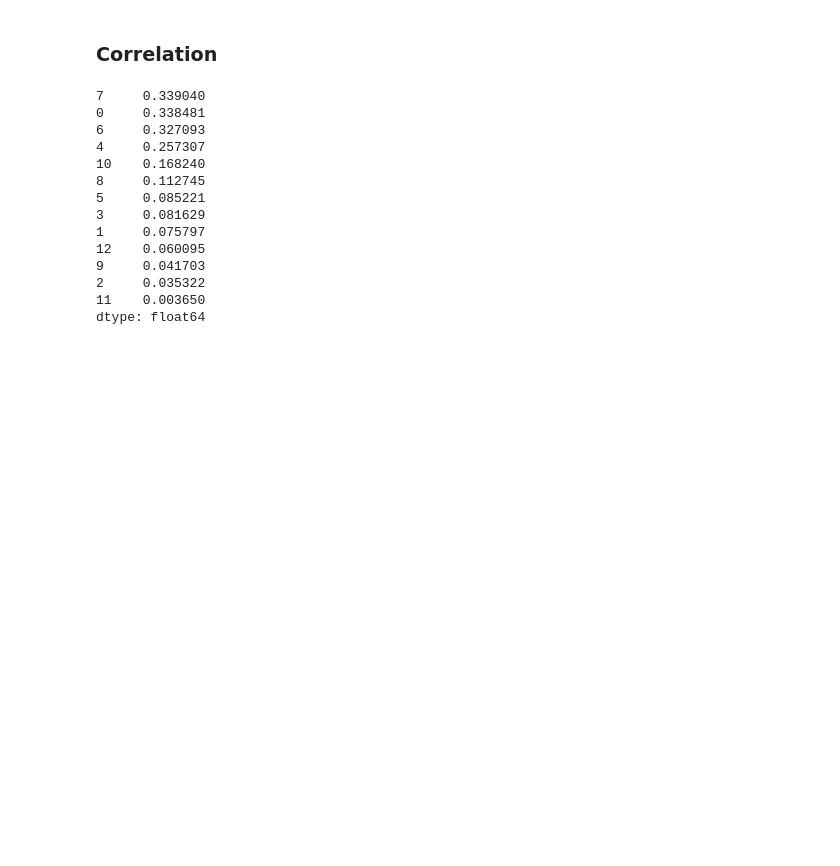
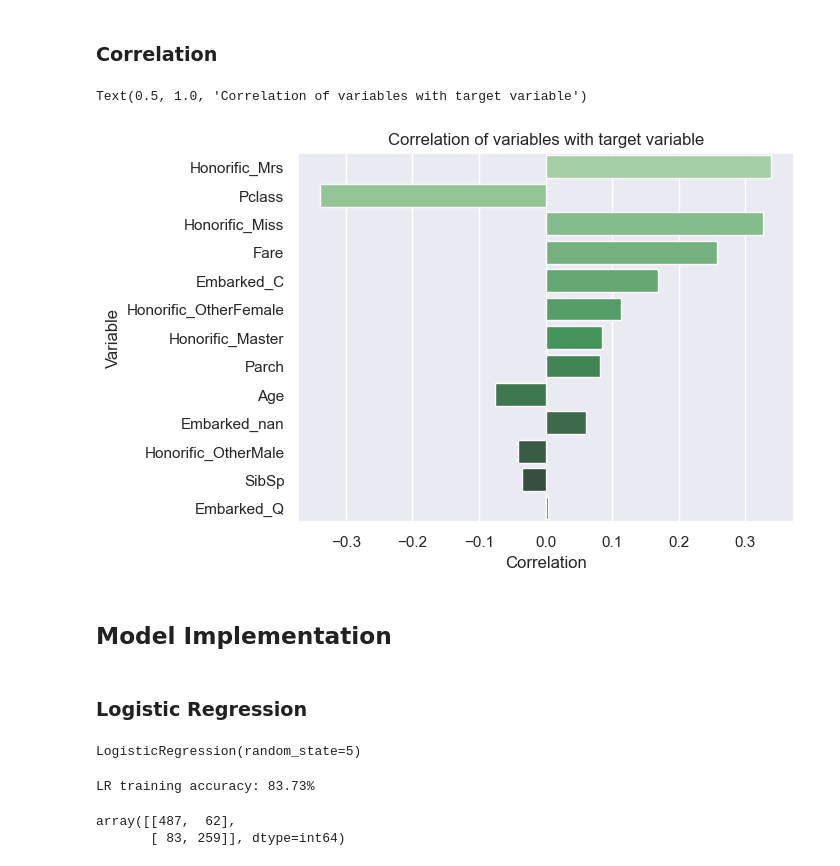
Before and after one commit to ManShunChoong/titanic-survival-prediction, a Jupyter notebook: main.ipynb, the cells around one changed output. Drawn from its saved outputs; the diff is of its cells as text; code cells hidden in the pictures; blank space fills up the shorter version.

Commit message:
complete model construction

```diff
--- a/main.ipynb
+++ b/main.ipynb
@@ -698,6 +707,7 @@ Shape of testing x: (418, 13)
 # %% [markdown]
 ### Standard Scaling
 # %%
+column_names = x_train.columns
 scalar = StandardScaler()
 x_train = scalar.fit_transform(x_train)
 
@@ -805,21 +794,2 @@ dtype: float64
 # %% [markdown]
 ### Correlation
-# %%
-correlation_df = pd.DataFrame(x_train).corrwith(y_train)
-
-correlation_df.abs().sort_values(ascending=False)
-# %% [output]
-7     0.339040
-0     0.338481
-6     0.327093
-4     0.257307
-10    0.168240
-8     0.112745
-5     0.085221
-3     0.081629
-1     0.075797
-12    0.060095
-9     0.041703
-2     0.035322
-11    0.003650
-dtype: float64
@@ -827,0 +796,21 @@ dtype: float64
+# %%
+correlations = pd.DataFrame(x_train).corrwith(y_train)
+data = {
+    "Variable": column_names,
+    "Correlation": correlations,
+    "Abs": correlations.abs()
+}
+df = pd.DataFrame(data)
+df.sort_values(
+    "Abs", ascending=False, inplace=True, ignore_index=True
+)
+
+x, y = "Correlation", "Variable"
+palette = sns.color_palette("Greens_d", len(df))
+plot = sns.barplot(df, x=x, y=y, palette=palette)
+plot.set_title(f"Correlation of variables with target variable")
+# %% [output]
+Text(0.5, 1.0, 'Correlation of variables with target variable')
+[figure, added]
+# %% [markdown]
+## Model Implementation
@@ -827,0 +832,20 @@ dtype: float64
+# %% [markdown]
+### Logistic Regression
+# %%
+lr_model = LogisticRegression(random_state=5)
+lr_model.fit(x_train, y_train)
+# %% [output]
+LogisticRegression(random_state=5)
+# %%
+lr_train_accuracy = lr_model.score(x_train, y_train)
+
+print(f"LR training accuracy: {lr_train_accuracy:.2%}")
+# %% [output]
+LR training accuracy: 83.73%
+# %%
+y_train_pred = lr_model.predict(x_train)
+
+confusion_matrix(y_train, y_train_pred)
+# %% [output]
+array([[487,  62],
+       [ 83, 259]], dtype=int64)
```
Also changed, not shown: parts of 66 cells of this notebook.
